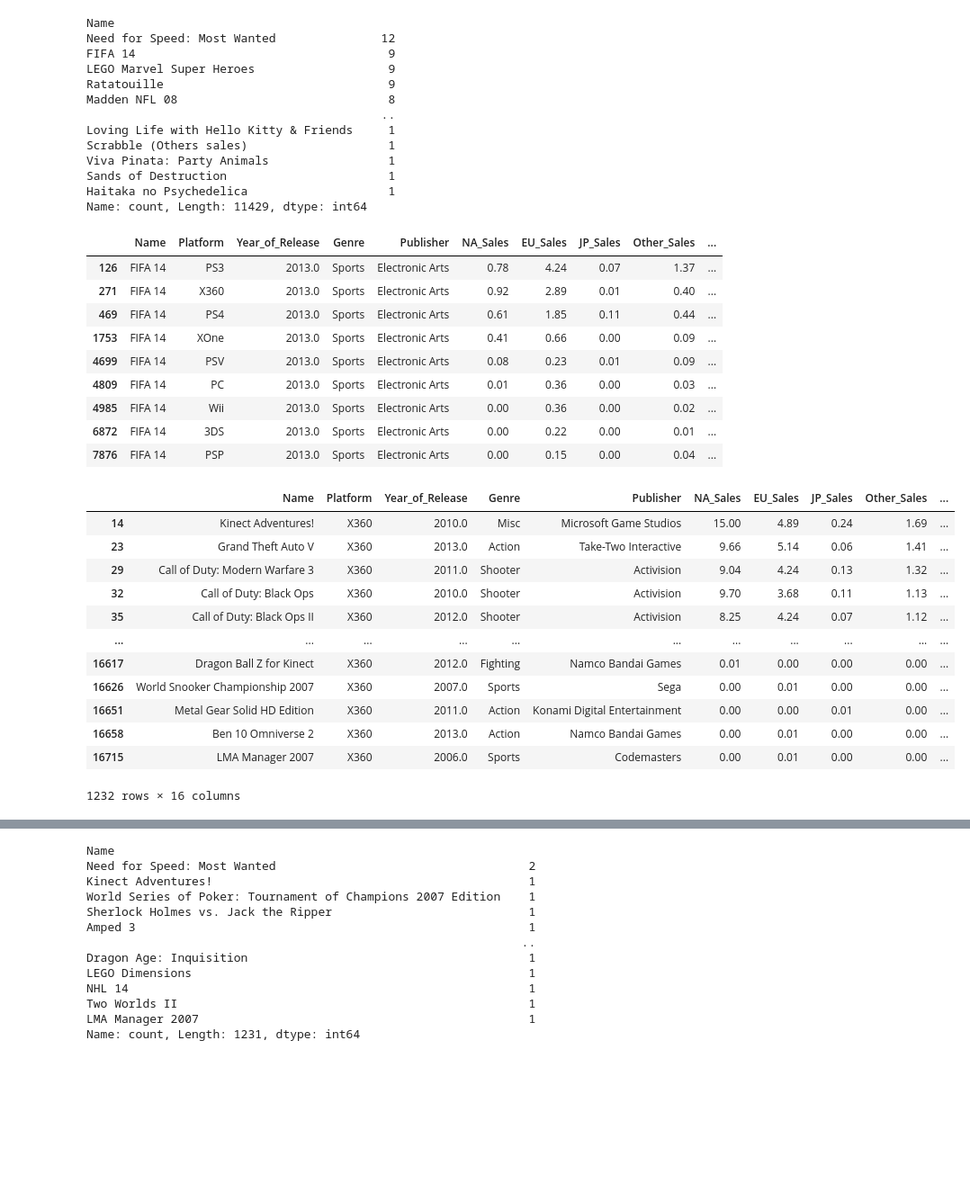
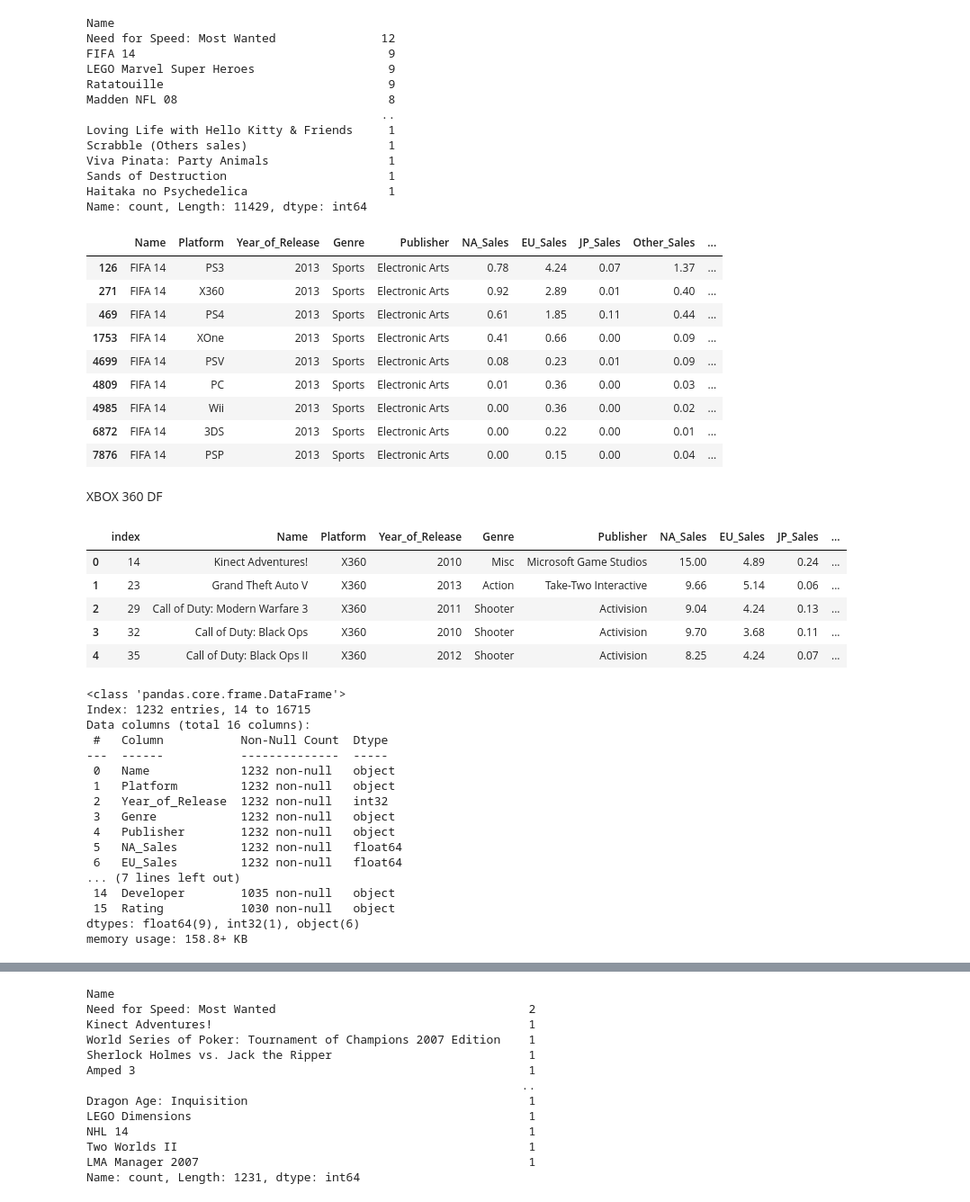
Before and after one commit to Akingzs/Python-Data-Science, a Jupyter notebook: Data Analysis/Games/Games.ipynb, the cells around one changed output, grey strips where cells are left out. Shown at 90% size. Drawn from its saved outputs; the diff is of its cells as text; code cells hidden in the pictures; blank space fills up the shorter version.

Commit message:
Games analysis update

```diff
--- a/Data Analysis/Games/Games.ipynb
+++ b/Data Analysis/Games/Games.ipynb
@@ -27,3 +47,4 @@ df['User_Score'].value_counts()
 # %%
-df['User_Score'].replace('tbd',np.nan, inplace=True)
+# Inplace will not work in pandas 3.0
+df['User_Score'] = df['User_Score'].replace('tbd',np.nan)
 # %%
@@ -161,3 +164,6 @@ User_Count         8985
 Developer          6541
 Rating             6679
 dtype: int64
+# %%
+# Convert User_Score to type float
+df['Year_of_Release'] = df['Year_of_Release'].astype(int)
@@ -183,30 +209,45 @@ Name: count, Length: 11429, dtype: int64
 df[df['Name']=='FIFA 14']
 # %% [output]
 |  | Name | Platform | Year_of_Release | Genre | Publisher | NA_Sales | EU_Sales | JP_Sales | Other_Sales | ... |
-| 126 | FIFA 14 | PS3 | 2013.0 | Sports | Electronic Arts | 0.78 | 4.24 | 0.07 | 1.37 | ... |
-| 271 | FIFA 14 | X360 | 2013.0 | Sports | Electronic Arts | 0.92 | 2.89 | 0.01 | 0.40 | ... |
-| 469 | FIFA 14 | PS4 | 2013.0 | Sports | Electronic Arts | 0.61 | 1.85 | 0.11 | 0.44 | ... |
-| 1753 | FIFA 14 | XOne | 2013.0 | Sports | Electronic Arts | 0.41 | 0.66 | 0.00 | 0.09 | ... |
-| 4699 | FIFA 14 | PSV | 2013.0 | Sports | Electronic Arts | 0.08 | 0.23 | 0.01 | 0.09 | ... |
-| 4809 | FIFA 14 | PC | 2013.0 | Sports | Electronic Arts | 0.01 | 0.36 | 0.00 | 0.03 | ... |
-| 4985 | FIFA 14 | Wii | 2013.0 | Sports | Electronic Arts | 0.00 | 0.36 | 0.00 | 0.02 | ... |
-| 6872 | FIFA 14 | 3DS | 2013.0 | Sports | Electronic Arts | 0.00 | 0.22 | 0.00 | 0.01 | ... |
-| 7876 | FIFA 14 | PSP | 2013.0 | Sports | Electronic Arts | 0.00 | 0.15 | 0.00 | 0.04 | ... |
+| 126 | FIFA 14 | PS3 | 2013 | Sports | Electronic Arts | 0.78 | 4.24 | 0.07 | 1.37 | ... |
+| 271 | FIFA 14 | X360 | 2013 | Sports | Electronic Arts | 0.92 | 2.89 | 0.01 | 0.40 | ... |
+| 469 | FIFA 14 | PS4 | 2013 | Sports | Electronic Arts | 0.61 | 1.85 | 0.11 | 0.44 | ... |
+| 1753 | FIFA 14 | XOne | 2013 | Sports | Electronic Arts | 0.41 | 0.66 | 0.00 | 0.09 | ... |
+| 4699 | FIFA 14 | PSV | 2013 | Sports | Electronic Arts | 0.08 | 0.23 | 0.01 | 0.09 | ... |
+| 4809 | FIFA 14 | PC | 2013 | Sports | Electronic Arts | 0.01 | 0.36 | 0.00 | 0.03 | ... |
+| 4985 | FIFA 14 | Wii | 2013 | Sports | Electronic Arts | 0.00 | 0.36 | 0.00 | 0.02 | ... |
+| 6872 | FIFA 14 | 3DS | 2013 | Sports | Electronic Arts | 0.00 | 0.22 | 0.00 | 0.01 | ... |
+| 7876 | FIFA 14 | PSP | 2013 | Sports | Electronic Arts | 0.00 | 0.15 | 0.00 | 0.04 | ... |
+# %% [markdown]
+XBOX 360 DF
 # %%
-df_xbox360 = df[df['Platform'] == 'X360']
+df_xbox360 = df.loc[df['Platform'] == 'X360']
 # %%
-df_xbox360
+df_xbox360.reset_index().head(5)
 # %% [output]
-|  | Name | Platform | Year_of_Release | Genre | Publisher | NA_Sales | EU_Sales | JP_Sales | Other_Sales | ... |
-| 14 | Kinect Adventures! | X360 | 2010.0 | Misc | Microsoft Game Studios | 15.00 | 4.89 | 0.24 | 1.69 | ... |
-| 23 | Grand Theft Auto V | X360 | 2013.0 | Action | Take-Two Interactive | 9.66 | 5.14 | 0.06 | 1.41 | ... |
-| 29 | Call of Duty: Modern Warfare 3 | X360 | 2011.0 | Shooter | Activision | 9.04 | 4.24 | 0.13 | 1.32 | ... |
-| 32 | Call of Duty: Black Ops | X360 | 2010.0 | Shooter | Activision | 9.70 | 3.68 | 0.11 | 1.13 | ... |
-| 35 | Call of Duty: Black Ops II | X360 | 2012.0 | Shooter | Activision | 8.25 | 4.24 | 0.07 | 1.12 | ... |
-| ... | ... | ... | ... | ... | ... | ... | ... | ... | ... | ... |
-| 16617 | Dragon Ball Z for Kinect | X360 | 2012.0 | Fighting | Namco Bandai Games | 0.01 | 0.00 | 0.00 | 0.00 | ... |
-| 16626 | World Snooker Championship 2007 | X360 | 2007.0 | Sports | Sega | 0.00 | 0.01 | 0.00 | 0.00 | ... |
-| 16651 | Metal Gear Solid HD Edition | X360 | 2011.0 | Action | Konami Digital Entertainment | 0.00 | 0.00 | 0.01 | 0.00 | ... |
-| 16658 | Ben 10 Omniverse 2 | X360 | 2013.0 | Action | Namco Bandai Games | 0.00 | 0.01 | 0.00 | 0.00 | ... |
-| 16715 | LMA Manager 2007 | X360 | 2006.0 | Sports | Codemasters | 0.00 | 0.01 | 0.00 | 0.00 | ... |
+|  | index | Name | Platform | Year_of_Release | Genre | Publisher | NA_Sales | EU_Sales | JP_Sales | ... |
+| 0 | 14 | Kinect Adventures! | X360 | 2010 | Misc | Microsoft Game Studios | 15.00 | 4.89 | 0.24 | ... |
+| 1 | 23 | Grand Theft Auto V | X360 | 2013 | Action | Take-Two Interactive | 9.66 | 5.14 | 0.06 | ... |
+| 2 | 29 | Call of Duty: Modern Warfare 3 | X360 | 2011 | Shooter | Activision | 9.04 | 4.24 | 0.13 | ... |
+| 3 | 32 | Call of Duty: Black Ops | X360 | 2010 | Shooter | Activision | 9.70 | 3.68 | 0.11 | ... |
+| 4 | 35 | Call of Duty: Black Ops II | X360 | 2012 | Shooter | Activision | 8.25 | 4.24 | 0.07 | ... |
-1232 rows × 16 columns
+# %%
+df_xbox360.info()
+# %% [output]
+<class 'pandas.core.frame.DataFrame'>
+Index: 1232 entries, 14 to 16715
+Data columns (total 16 columns):
+ #   Column           Non-Null Count  Dtype
+---  ------           --------------  -----
+ 0   Name             1232 non-null   object
+ 1   Platform         1232 non-null   object
+ 2   Year_of_Release  1232 non-null   int32
+ 3   Genre            1232 non-null   object
+ 4   Publisher        1232 non-null   object
+ 5   NA_Sales         1232 non-null   float64
+ 6   EU_Sales         1232 non-null   float64
+... (7 lines left out)
+ 14  Developer        1035 non-null   object
+ 15  Rating           1030 non-null   object
+dtypes: float64(9), int32(1), object(6)
+memory usage: 158.8+ KB
```
Also changed, not shown: parts of 34 cells of this notebook.
